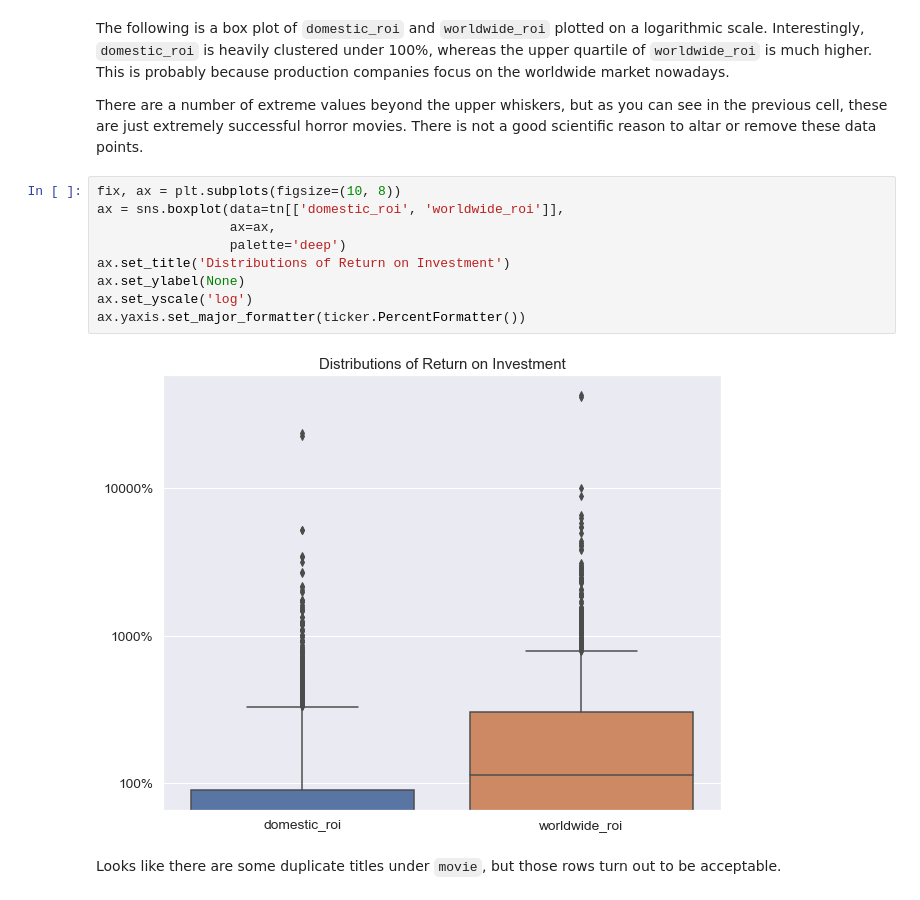
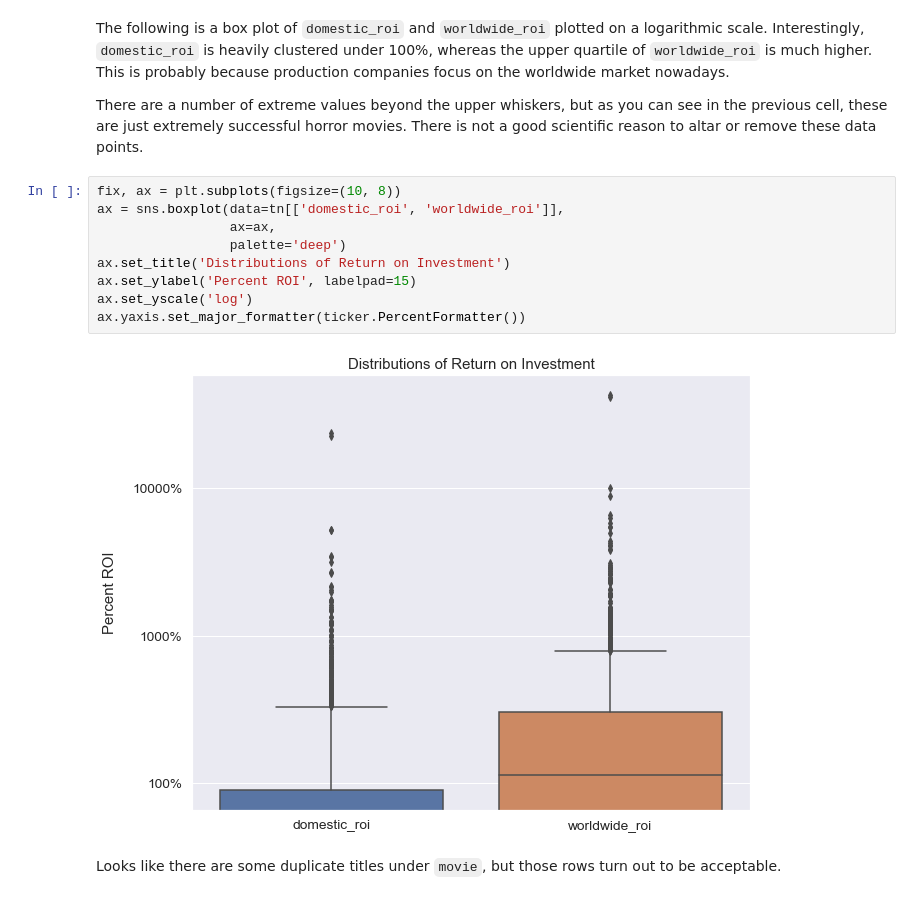
Before and after one commit to ndgigliotti/dsc-phase-1-project, a Jupyter notebook: genre_profitability.ipynb, the cells around one changed output. Saved outputs shown, nothing was run; the diff lists cells and outputs as text.

```diff
--- a/genre_profitability.ipynb
+++ b/genre_profitability.ipynb
@@ -241,14 +246,14 @@ There are a number of extreme values beyond the upper whiskers, but as you can s
 # %%
 fix, ax = plt.subplots(figsize=(10, 8))
 ax = sns.boxplot(data=tn[['domestic_roi', 'worldwide_roi']],
                  ax=ax,
                  palette='deep')
 ax.set_title('Distributions of Return on Investment')
-ax.set_ylabel(None)
+ax.set_ylabel('Percent ROI', labelpad=15)
 ax.set_yscale('log')
 ax.yaxis.set_major_formatter(ticker.PercentFormatter())
 # %% [output]
-[figure, old version]
+[figure, new version]
 # %% [markdown]
 Looks like there are some duplicate titles under `movie`, but those rows turn out to be acceptable.
 # %%
```
Also changed, not shown: parts of 22 cells of this notebook, 2 other files.
